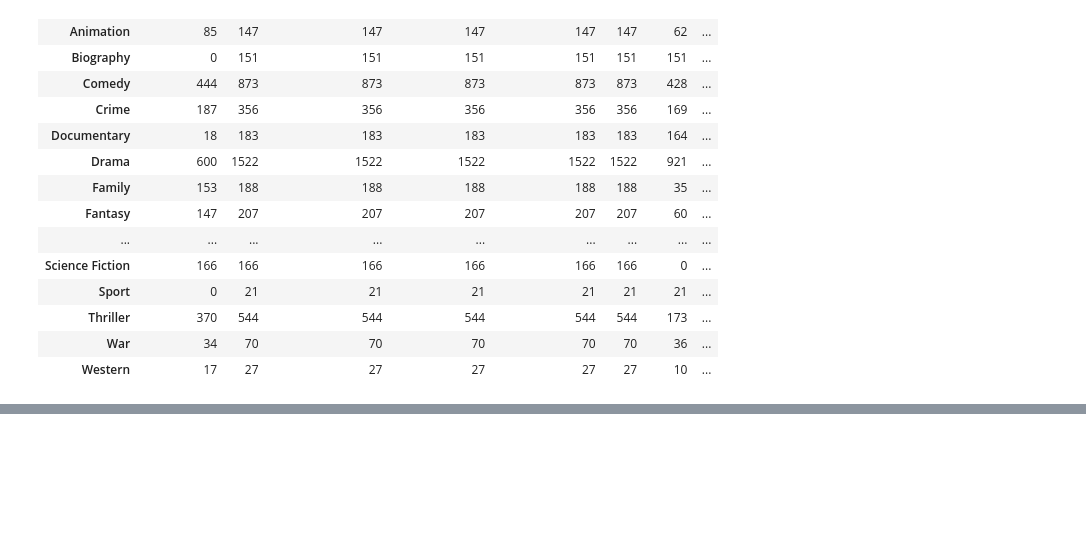
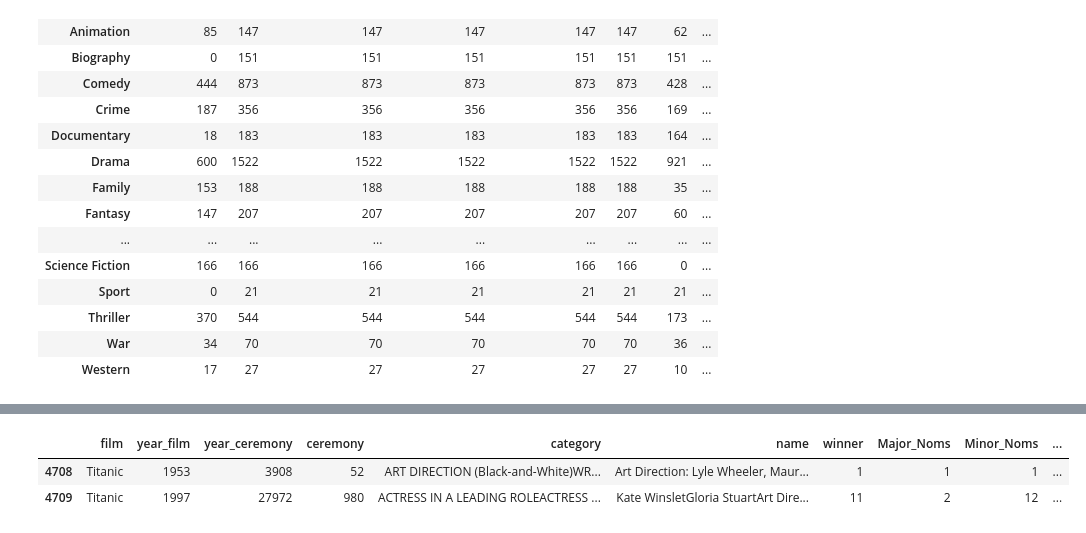
Before and after one commit to gjimmyq/C-H-Film-Productions, a Jupyter notebook: Cleaning_Seaborn.ipynb, the cells around one changed output, grey strips where cells are left out. Saved outputs shown, nothing was run; the diff lists cells and outputs as text; code cells hidden in the pictures; blank space fills up the shorter version.

```diff
--- a/Cleaning_Seaborn.ipynb
+++ b/Cleaning_Seaborn.ipynb
@@ -424,0 +514,7 @@ movie_genres.groupby(movie_genres['genres']).count()
+# %%
+df = oscars.groupby(['film', 'year_film']).sum().reset_index()
+df.loc[df['film'] == 'Titanic']
+# %% [output]
+|  | film | year_film | year_ceremony | ceremony | category | name | winner | Major_Noms | Minor_Noms | ... |
+| 4708 | Titanic | 1953 | 3908 | 52 | ART DIRECTION (Black-and-White)WR... | Art Direction: Lyle Wheeler, Maur... | 1 | 1 | 1 | ... |
+| 4709 | Titanic | 1997 | 27972 | 980 | ACTRESS IN A LEADING ROLEACTRESS ... | Kate WinsletGloria StuartArt Dire... | 11 | 2 | 12 | ... |
```
Also changed, not shown: parts of 10 cells of this notebook, 3 other files.
